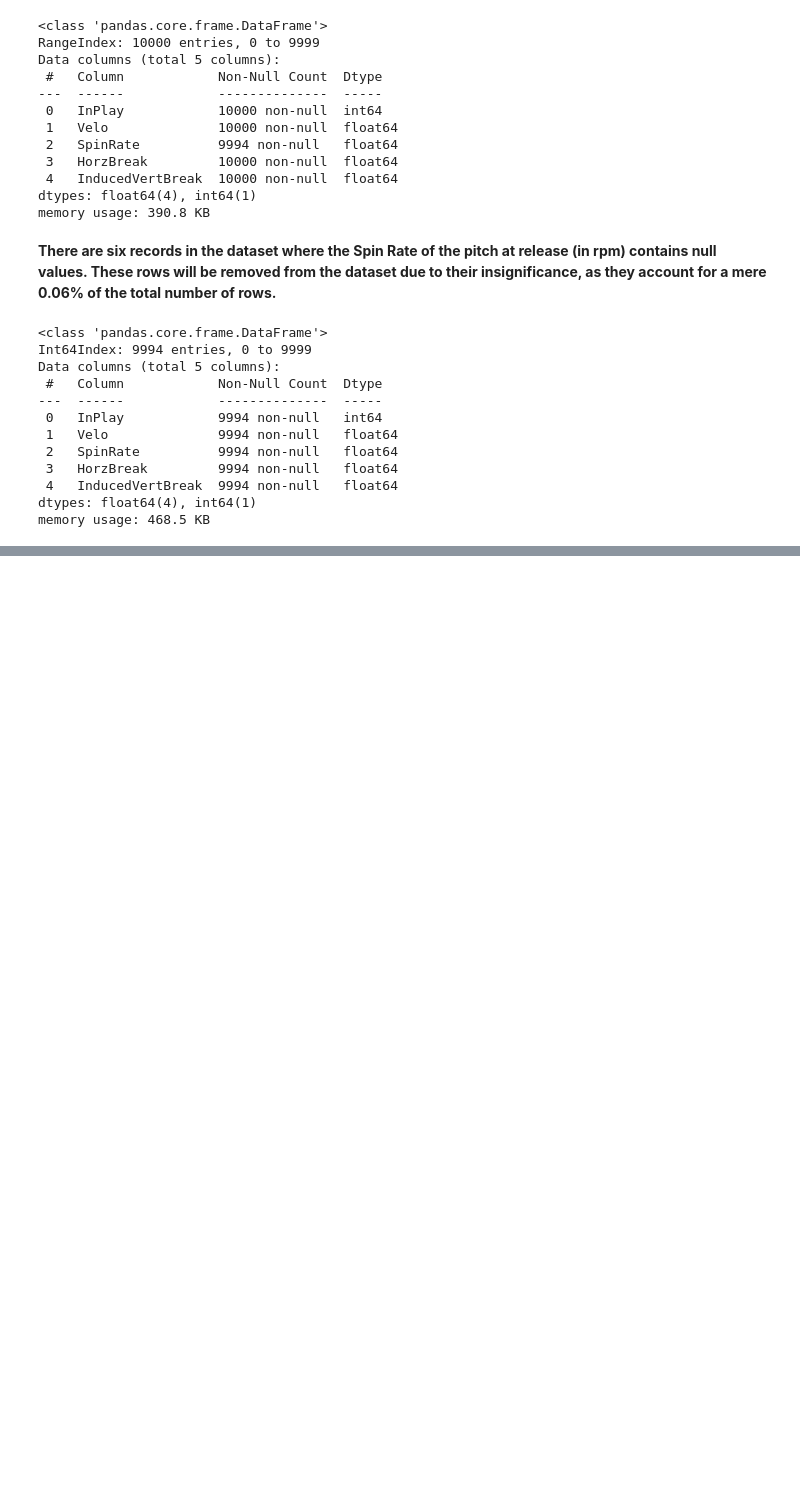
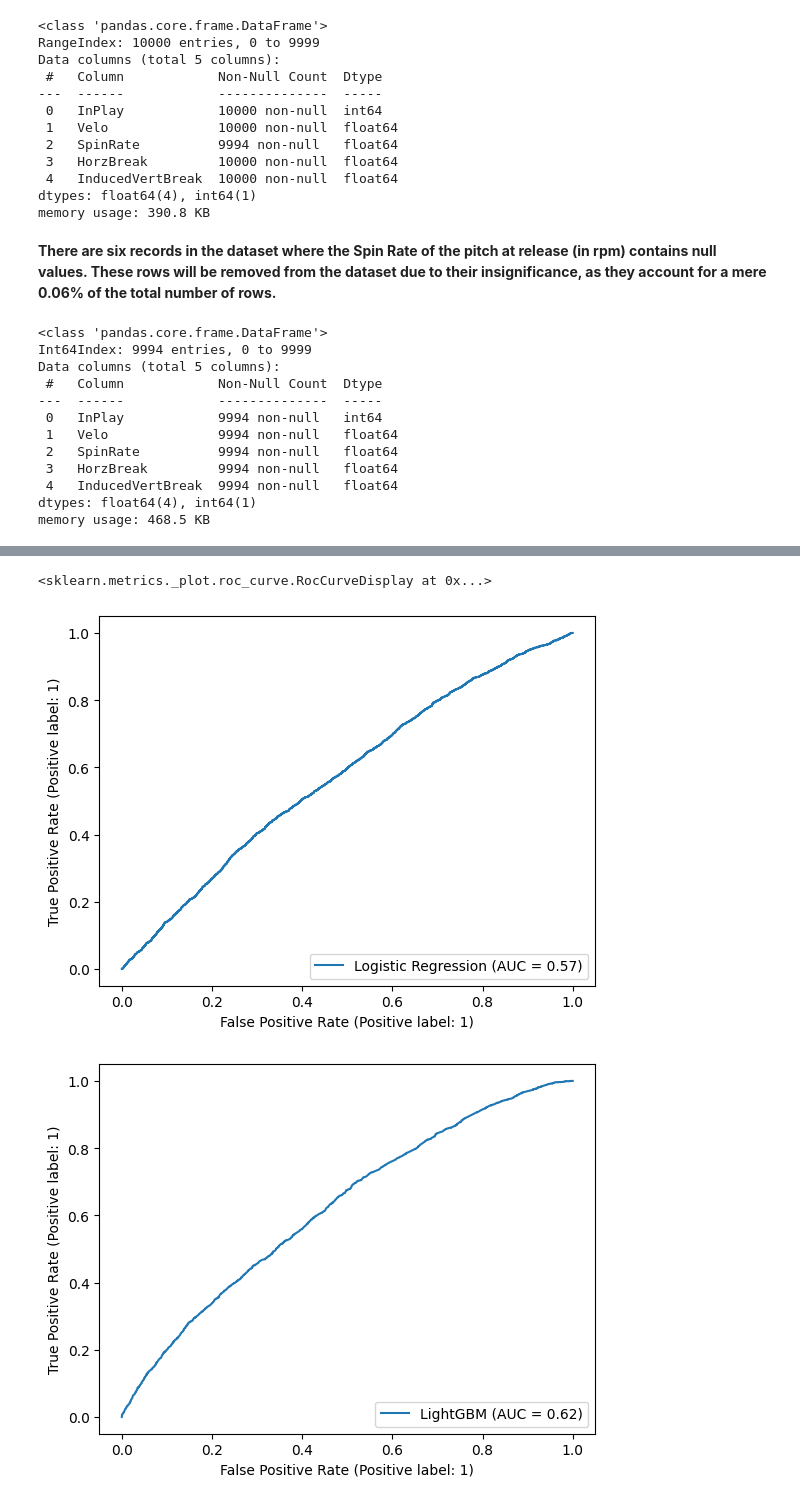
Before and after one commit to AguilarRaul/InPlay, a Jupyter notebook: InPlay.ipynb, the cells around one changed output, grey strips where cells are left out. Drawn from its saved outputs; the diff is of its cells as text; code cells hidden in the pictures; blank space fills up the shorter version.

Commit message:
Results

```diff
--- a/InPlay.ipynb
+++ b/InPlay.ipynb
@@ -88,0 +322,37 @@ count_dist
+# %%
+param_dist_lgbm = {
+    "lgbmclassifier__learning_rate": [0.001, 0.01, 0.05, 0.07, 0.1],
+    "lgbmclassifier__n_estimators": randint(0, 100),
+    "lgbmclassifier__max_depth": randint(0, 20),
+    "lgbmclassifier__num_leaves": [10, 25, 50, 100],
+}
+
+random_search_LGBM = RandomizedSearchCV(
+    LGBM_bal,
+    param_distributions=param_dist_lgbm,
+    n_jobs=-1,
+    n_iter=20,
+    random_state=123,
+    return_train_score=True,
+    scoring="f1"
+)
+
+random_search_LGBM.fit(X_train, y_train)
+
+cross_val_results["LGBM_Opt"] = (
+    pd.DataFrame(
+        cross_validate(
+            random_search_LGBM.best_estimator_,
+            X_train,
+            y_train,
+            return_train_score=True,
+            scoring="f1"
+        )
+    )
+    .agg(["mean", "std"])
+    .round(3)
+    .T
+)
+
+# Show the train and validation scores
+cross_val_results["LGBM_Opt"]
@@ -88,0 +379,12 @@ count_dist
+# %%
+RocCurveDisplay.from_estimator(
+    random_search_logreg.best_estimator_, X_train, y_train, name="Logistic Regression"
+)
+
+RocCurveDisplay.from_estimator(
+    random_search_LGBM.best_estimator_, X_train, y_train, name="LightGBM"
+)
+# %% [output]
+<sklearn.metrics._plot.roc_curve.RocCurveDisplay at 0x...>
+[figure, added]
+[figure, added]
```
Also changed, not shown: parts of 32 cells of this notebook, 1 other file.
